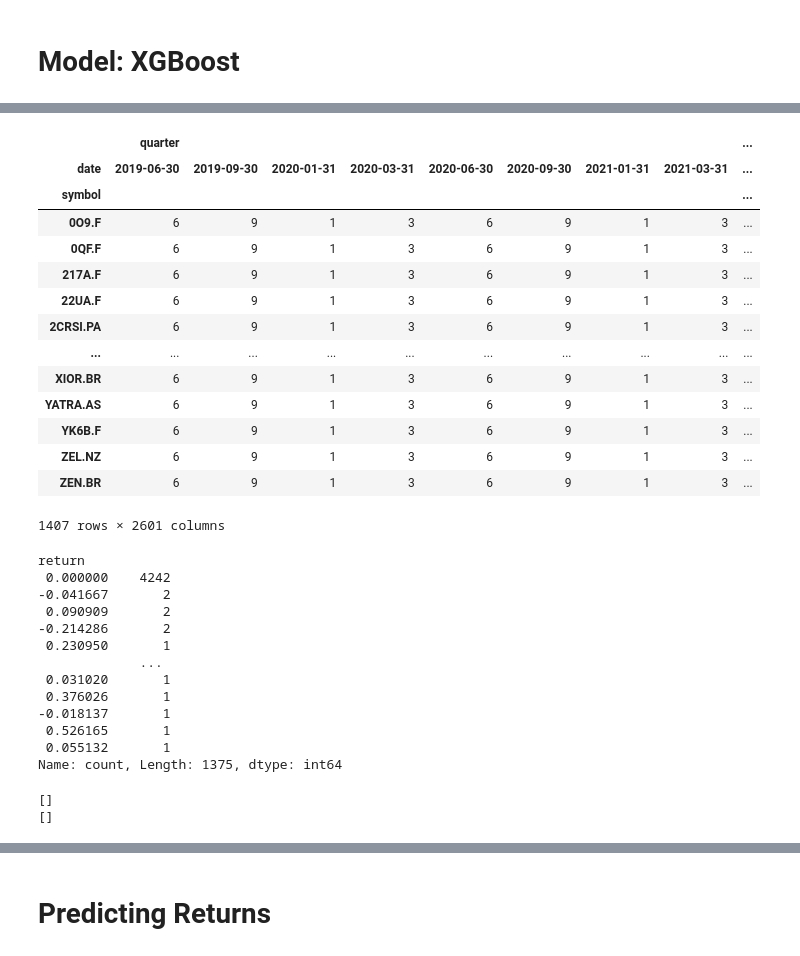
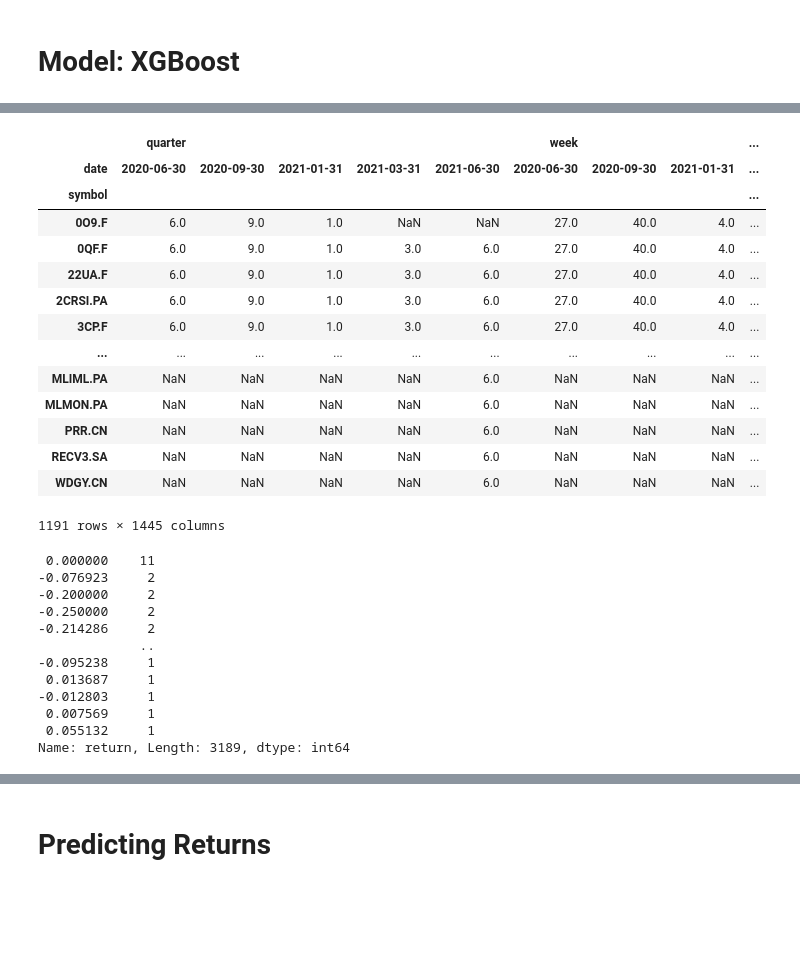
Before and after one commit to kaancaylan/quinten-stock-prediction, a Jupyter notebook: notebooks/modelling.ipynb, the cells around one changed output, grey strips where cells are left out. Cells and saved outputs as stored; diff of their text form; code cells hidden in the pictures; blank space fills up the shorter version.

```diff
--- a/notebooks/modelling.ipynb
+++ b/notebooks/modelling.ipynb
@@ -71,45 +68,50 @@ DatetimeIndex(['1995-01-31', '1995-01-31', '1995-01-31', '1995-01-31',
+# %%
+__Only keep stocks that are trading in Euros
+currency_by_stock = df["reportedCurrency"].groupby("symbol").apply(lambda x:x.dropna()[0] if len(x.dropna()) > 0 else np.nan)
+euro_stocks = currency_by_stock[currency_by_stock=="EUR"].index
+idx = pd.IndexSlice[:, euro_stocks]
+df = df.loc[idx, :]
 # %%
 # Set train and validation dates
-train_dates = {"start": dt.datetime(2019, 6, 30), "end": dt.datetime(2021, 6, 30)}
-val_dates = {"start": dt.datetime(2022, 1, 1), "end": dt.datetime(2023, 1, 31)}
+train_dates = {"start": dt.datetime(2020, 6, 30), "end": dt.datetime(2021, 6, 30)}
+val_dates = {"start": dt.datetime(2021, 6, 30), "end": dt.datetime(2022, 1, 31)}
 
 X_train = df.loc[train_dates["start"]: train_dates["end"]]
 X_train = X_train.unstack(level=0).drop("year", axis=1)
 X_train
 # %% [output]
-|  | quarter |  |  |  |  |  |  |  | ... |
-| date | 2019-06-30 | 2019-09-30 | 2020-01-31 | 2020-03-31 | 2020-06-30 | 2020-09-30 | 2021-01-31 | 2021-03-31 | ... |
+|  | quarter |  |  |  |  | week |  |  | ... |
+| date | 2020-06-30 | 2020-09-30 | 2021-01-31 | 2021-03-31 | 2021-06-30 | 2020-06-30 | 2020-09-30 | 2021-01-31 | ... |
 | symbol |  |  |  |  |  |  |  |  | ... |
-| 0O9.F | 6 | 9 | 1 | 3 | 6 | 9 | 1 | 3 | ... |
-| 0QF.F | 6 | 9 | 1 | 3 | 6 | 9 | 1 | 3 | ... |
-| 217A.F | 6 | 9 | 1 | 3 | 6 | 9 | 1 | 3 | ... |
-| 22UA.F | 6 | 9 | 1 | 3 | 6 | 9 | 1 | 3 | ... |
-| 2CRSI.PA | 6 | 9 | 1 | 3 | 6 | 9 | 1 | 3 | ... |
+| 0O9.F | 6.0 | 9.0 | 1.0 | NaN | NaN | 27.0 | 40.0 | 4.0 | ... |
+| 0QF.F | 6.0 | 9.0 | 1.0 | 3.0 | 6.0 | 27.0 | 40.0 | 4.0 | ... |
+| 22UA.F | 6.0 | 9.0 | 1.0 | 3.0 | 6.0 | 27.0 | 40.0 | 4.0 | ... |
+| 2CRSI.PA | 6.0 | 9.0 | 1.0 | 3.0 | 6.0 | 27.0 | 40.0 | 4.0 | ... |
+| 3CP.F | 6.0 | 9.0 | 1.0 | 3.0 | 6.0 | 27.0 | 40.0 | 4.0 | ... |
 | ... | ... | ... | ... | ... | ... | ... | ... | ... | ... |
-| XIOR.BR | 6 | 9 | 1 | 3 | 6 | 9 | 1 | 3 | ... |
-| YATRA.AS | 6 | 9 | 1 | 3 | 6 | 9 | 1 | 3 | ... |
-| YK6B.F | 6 | 9 | 1 | 3 | 6 | 9 | 1 | 3 | ... |
-| ZEL.NZ | 6 | 9 | 1 | 3 | 6 | 9 | 1 | 3 | ... |
-| ZEN.BR | 6 | 9 | 1 | 3 | 6 | 9 | 1 | 3 | ... |
+| MLIML.PA | NaN | NaN | NaN | NaN | 6.0 | NaN | NaN | NaN | ... |
+| MLMON.PA | NaN | NaN | NaN | NaN | 6.0 | NaN | NaN | NaN | ... |
+| PRR.CN | NaN | NaN | NaN | NaN | 6.0 | NaN | NaN | NaN | ... |
+| RECV3.SA | NaN | NaN | NaN | NaN | 6.0 | NaN | NaN | NaN | ... |
+| WDGY.CN | NaN | NaN | NaN | NaN | 6.0 | NaN | NaN | NaN | ... |
-1407 rows × 2601 columns
+1191 rows × 1445 columns
 # %%
 # y_train =
 test_per_rets = df.loc[val_dates["start"]: val_dates["end"], "return"]
 test_per_rets.value_counts()
 # %% [output]
-return
- 0.000000    4242
--0.041667       2
- 0.090909       2
--0.214286       2
- 0.230950       1
-             ...
- 0.031020       1
- 0.376026       1
--0.018137       1
- 0.526165       1
- 0.055132       1
-Name: count, Length: 1375, dtype: int64
+ 0.000000    11
+-0.076923     2
+-0.200000     2
+-0.250000     2
+-0.214286     2
+             ..
+-0.095238     1
+ 0.013687     1
+-0.012803     1
+ 0.007569     1
+ 0.055132     1
+Name: return, Length: 3189, dtype: int64
 # %%
 # drop stocks with missing returns for this period
 to_drop = test_per_rets[test_per_rets.isna()].index.get_level_values("symbol").unique()
@@ -121,9 +124,8 @@ to_drop = to_drop.union(under_1[under_1].index).unique()
 X_train = X_train.drop(to_drop)
 y_train = test_per_rets.drop(to_drop, level=1)
 # %%
-print(np.setdiff1d(X_train.index, y_train.index.get_level_values(1)))
-print(np.setdiff1d(y_train.index.get_level_values(1), X_train.index))
+drop_from_x = np.setdiff1d(X_train.index, y_train.index.get_level_values(1))
+drop_from_y = np.setdiff1d(y_train.index.get_level_values(1), X_train.index)
+X_train = X_train.drop(drop_from_x)
+y_train = y_train.drop(drop_from_y, level=1)
-# %% [output]
-[]
-[]
 # %%
```
Also changed, not shown: parts of 41 cells of this notebook, 5 other files.
